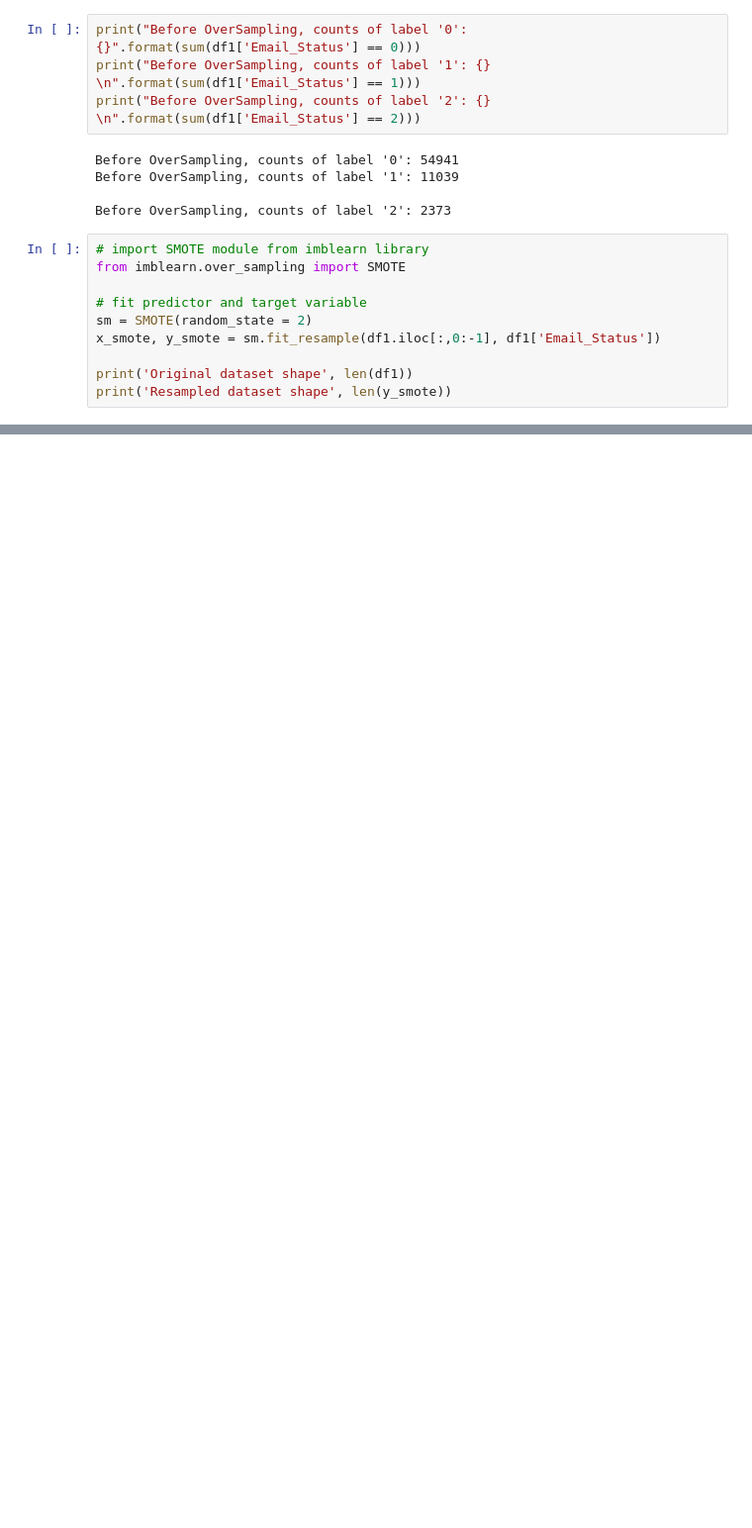
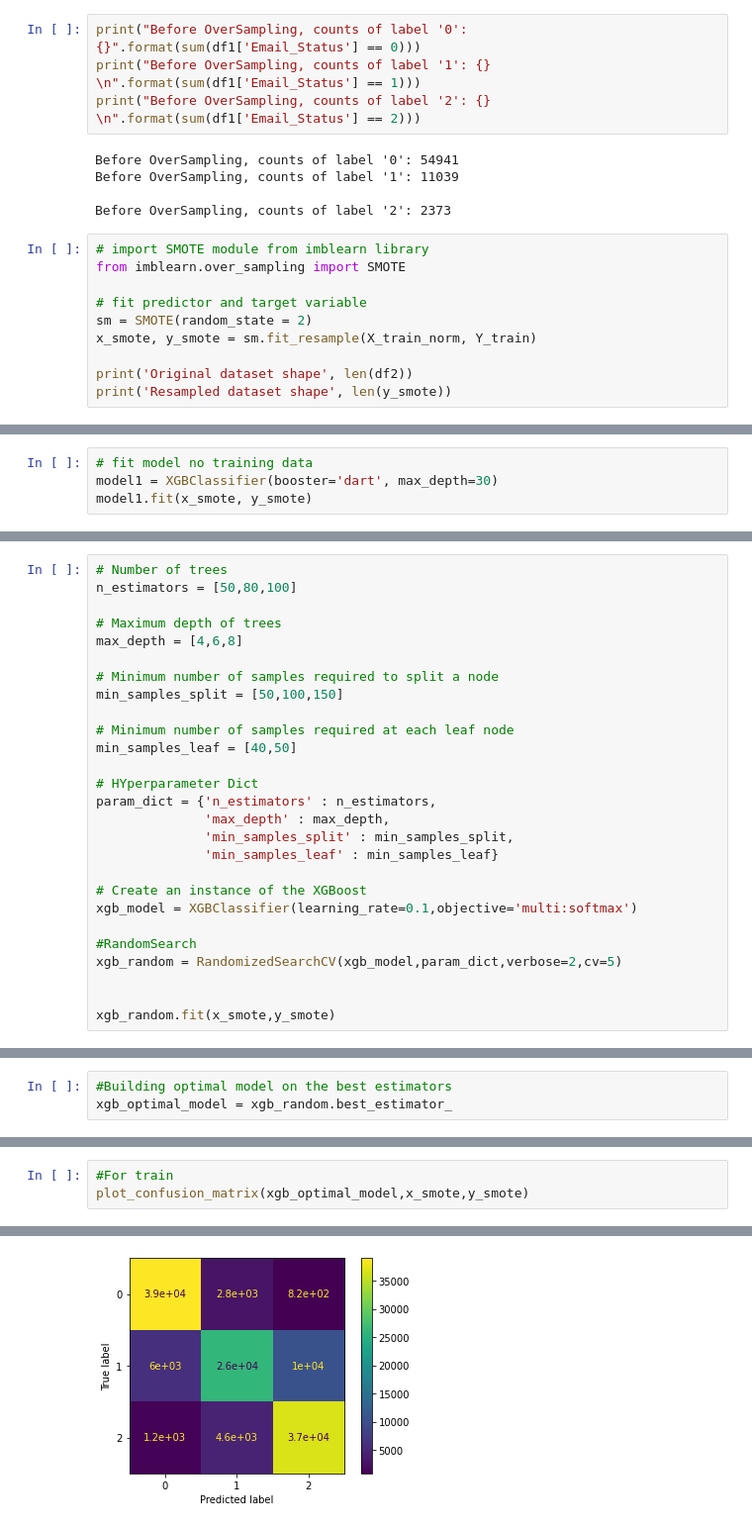
Before and after one commit to Kaizensk/Email-marketing-effectiveness-prediction, a Jupyter notebook: ShwetaKumari_Capstone2_EmailEffectivenessPrediction.ipynb, the cells around one changed output, grey strips where cells are left out. Shown at 99% size. Saved outputs shown, nothing was run; the diff lists cells and outputs as text; blank space fills up the shorter version.

```diff
--- a/ShwetaKumari_Capstone2_EmailEffectivenessPrediction.ipynb
+++ b/ShwetaKumari_Capstone2_EmailEffectivenessPrediction.ipynb
@@ -398,8 +450,8 @@ from imblearn.over_sampling import SMOTE
 
 # fit predictor and target variable
 sm = SMOTE(random_state = 2)
-x_smote, y_smote = sm.fit_resample(df1.iloc[:,0:-1], df1['Email_Status'])
+x_smote, y_smote = sm.fit_resample(X_train_norm, Y_train)
 
-print('Original dataset shape', len(df1))
+print('Original dataset shape', len(df2))
 print('Resampled dataset shape', len(y_smote))
 # %% [output]
@@ -423,0 +488,4 @@ After OverSampling, counts of label '2': 54941
+# %%
+# fit model no training data
+model1 = XGBClassifier(booster='dart', max_depth=30)
+model1.fit(x_smote, y_smote)
@@ -423,0 +559,27 @@ After OverSampling, counts of label '2': 54941
+# %%
+# Number of trees
+n_estimators = [50,80,100]
+
+# Maximum depth of trees
+max_depth = [4,6,8]
+
+# Minimum number of samples required to split a node
+min_samples_split = [50,100,150]
+
+# Minimum number of samples required at each leaf node
+min_samples_leaf = [40,50]
+
+# HYperparameter Dict
+param_dict = {'n_estimators' : n_estimators,
+              'max_depth' : max_depth,
+              'min_samples_split' : min_samples_split,
+              'min_samples_leaf' : min_samples_leaf}
+
+# Create an instance of the XGBoost
+xgb_model = XGBClassifier(learning_rate=0.1,objective='multi:softmax')
+
+#RandomSearch
+xgb_random = RandomizedSearchCV(xgb_model,param_dict,verbose=2,cv=5)
+
+
+xgb_random.fit(x_smote,y_smote)
@@ -423,0 +640,3 @@ After OverSampling, counts of label '2': 54941
+# %%
+#Building optimal model on the best estimators
+xgb_optimal_model = xgb_random.best_estimator_
@@ -423,0 +663,4 @@ After OverSampling, counts of label '2': 54941
+# %%
+#For train
+plot_confusion_matrix(xgb_optimal_model,x_smote,y_smote)
+# %% [output]
@@ -423,0 +668 @@ After OverSampling, counts of label '2': 54941
+[figure, added]
```
Also changed, not shown: parts of 90 cells of this notebook.
